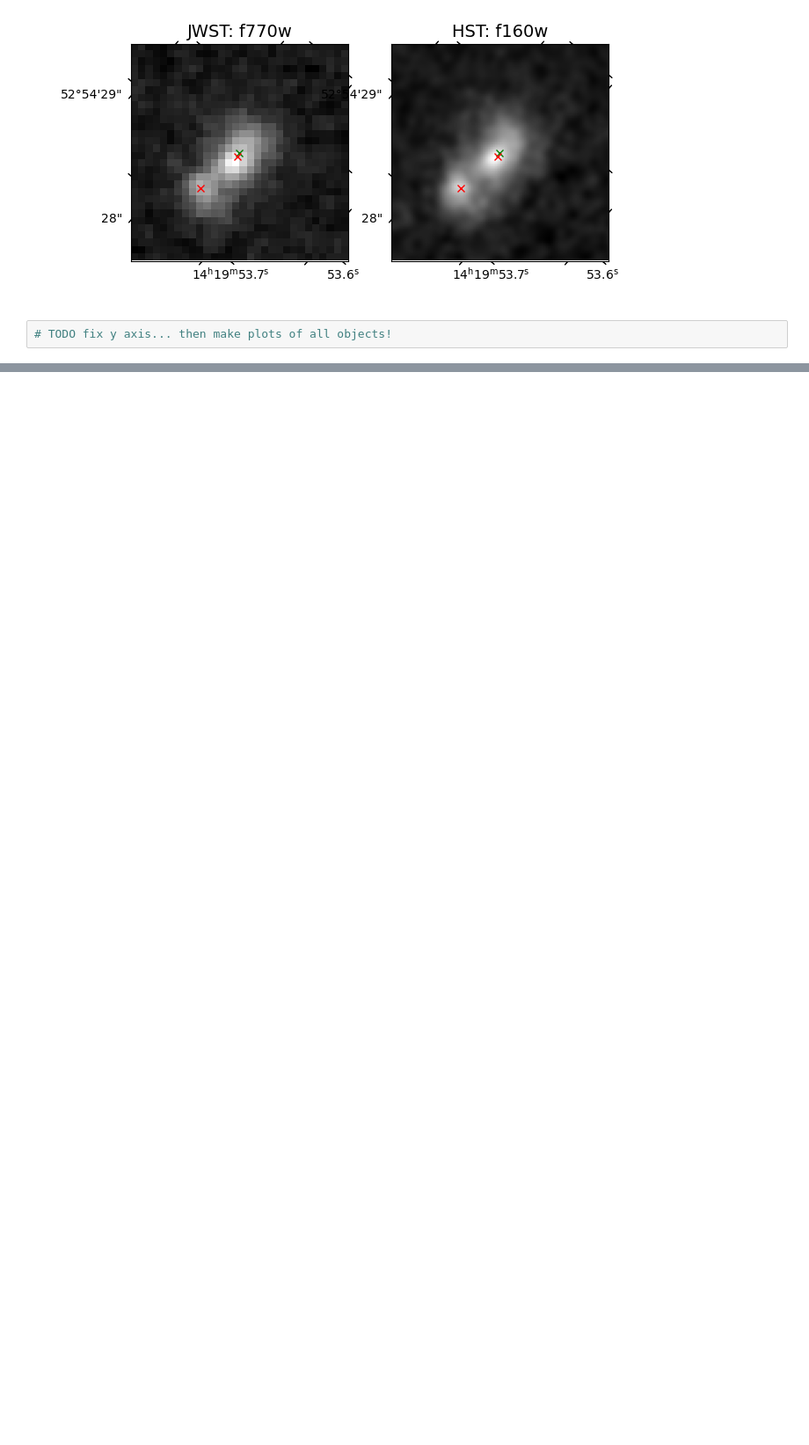
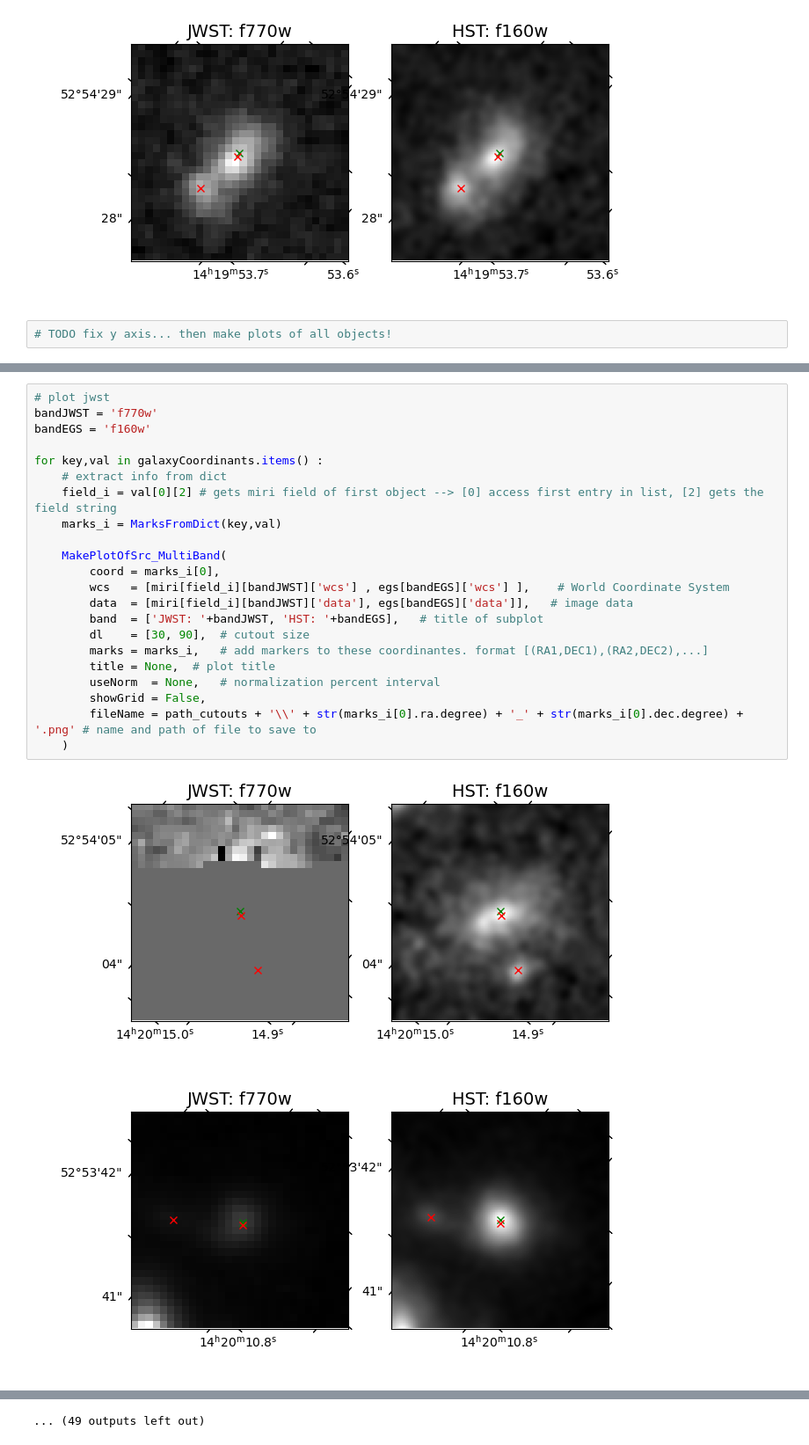
Before and after one commit to parallax-xallaraq/AGNerds, a Jupyter notebook: JWST_AGN_proj2/ImgCuts_duplicates_tphot-egs.ipynb, the cells around one changed output, grey strips where cells are left out. Shown at 88% size. Saved outputs shown, nothing was run; the diff lists cells and outputs as text; blank space fills up the shorter version.

Commit message:
images

```diff
--- a/JWST_AGN_proj2/ImgCuts_duplicates_tphot-egs.ipynb
+++ b/JWST_AGN_proj2/ImgCuts_duplicates_tphot-egs.ipynb
@@ -264,0 +268,25 @@ Source == (214.973248, 52.90764) : [(214.973269, 52.907639, 'miri3'), (214.97354
+# %%
+# plot jwst
+bandJWST = 'f770w'
+bandEGS = 'f160w'
+
+for key,val in galaxyCoordinants.items() :
+    # extract info from dict
+    field_i = val[0][2] # gets miri field of first object --> [0] access first entry in list, [2] gets the field string
+    marks_i = MarksFromDict(key,val)
+
+    MakePlotOfSrc_MultiBand(
+        coord = marks_i[0],
+        wcs   = [miri[field_i][bandJWST]['wcs'] , egs[bandEGS]['wcs'] ],    # World Coordinate System
+        data  = [miri[field_i][bandJWST]['data'], egs[bandEGS]['data']],   # image data
+        band  = ['JWST: '+bandJWST, 'HST: '+bandEGS],   # title of subplot
+        dl    = [30, 90],  # cutout size
+        marks = marks_i,   # add markers to these coordinantes. format [(RA1,DEC1),(RA2,DEC2),...]
+        title = None,  # plot title
+        useNorm  = None,   # normalization percent interval
+        showGrid = False,
+        fileName = path_cutouts + '\\' + str(marks_i[0].ra.degree) + '_' + str(marks_i[0].dec.degree) + '.png' # name and path of file to save to
+    )
+# %% [output]
+[figure, added]
+[figure, added]
@@ -264,0 +303 @@ Source == (214.973248, 52.90764) : [(214.973269, 52.907639, 'miri3'), (214.97354
+... (49 outputs left out)
```
Also changed, not shown: parts of 3 cells of this notebook.
